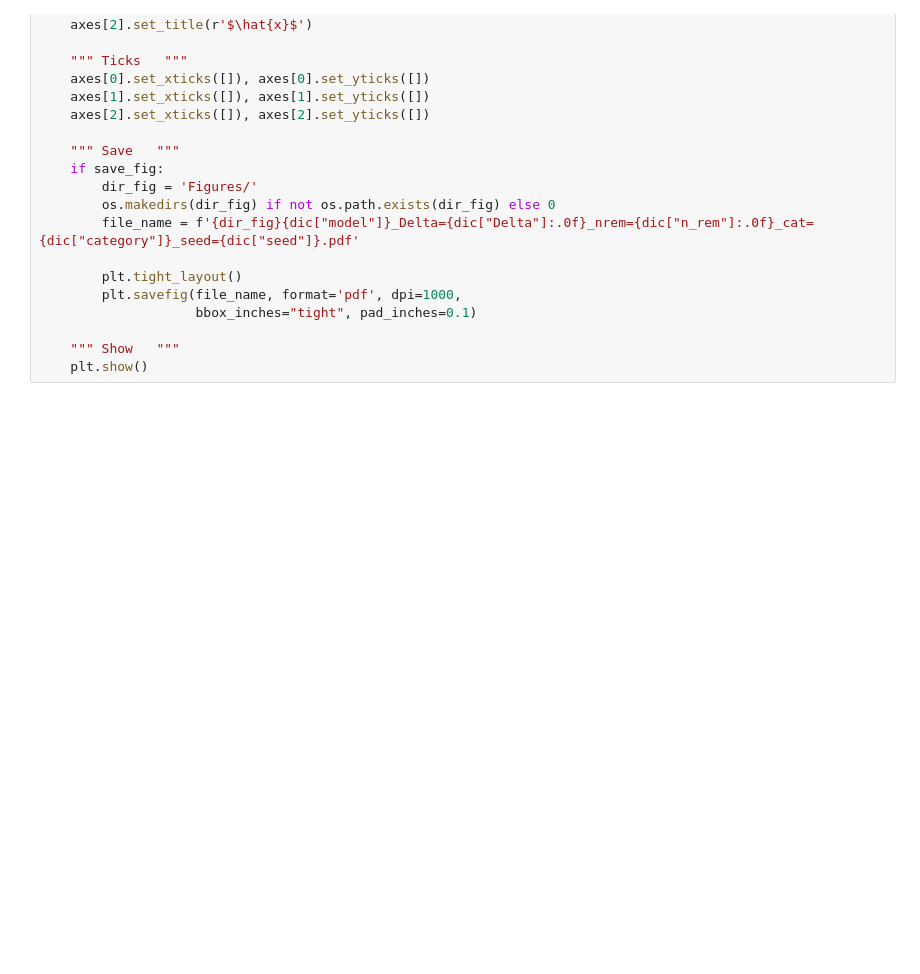
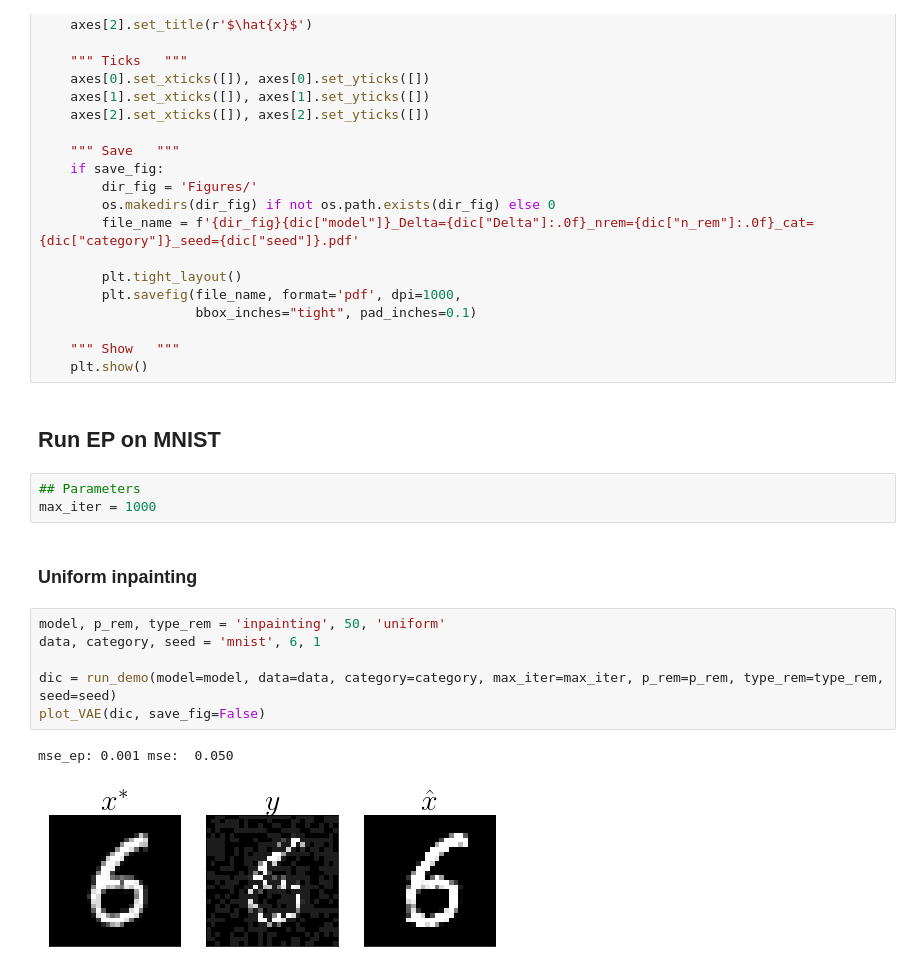
Before and after one commit to benjaminaubin/tramp_examples, a Jupyter notebook: inpainting_denoising_VAE.ipynb, the cells around one changed output. Saved outputs shown, nothing was run; the diff lists cells and outputs as text; blank space fills up the shorter version.

```diff
--- a/inpainting_denoising_VAE.ipynb
+++ b/inpainting_denoising_VAE.ipynb
@@ -76,3 +80,19 @@ def plot_VAE(dic, save_fig=False):
 
     """ Show   """
     plt.show()
+# %% [markdown]
+## Run EP on MNIST
+# %%
+## Parameters
+max_iter = 1000
+# %% [markdown]
+### Uniform inpainting
+# %%
+model, p_rem, type_rem = 'inpainting', 50, 'uniform'
+data, category, seed = 'mnist', 6, 1
+
+dic = run_demo(model=model, data=data, category=category, max_iter=max_iter, p_rem=p_rem, type_rem=type_rem, seed=seed)
+plot_VAE(dic, save_fig=False)
+# %% [output]
+mse_ep: 0.001 mse:  0.050
+[figure, added]
```
Also changed, not shown: parts of 17 cells of this notebook, 2 other files.
